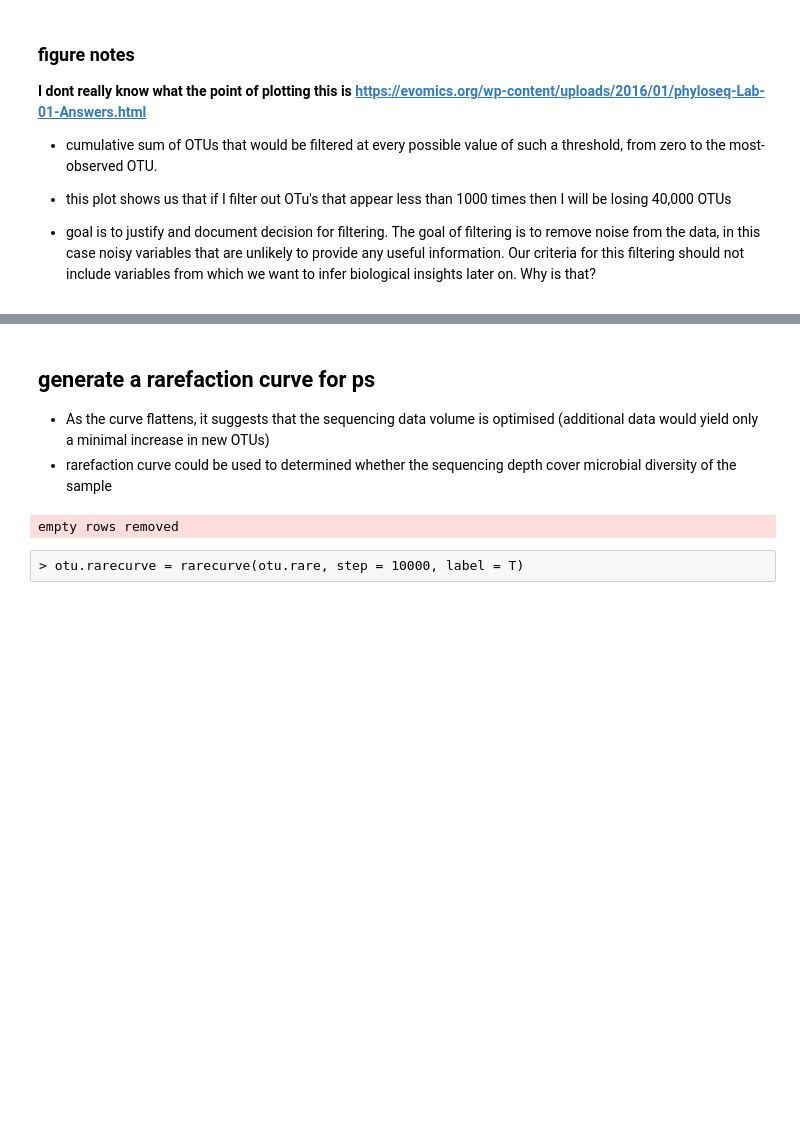
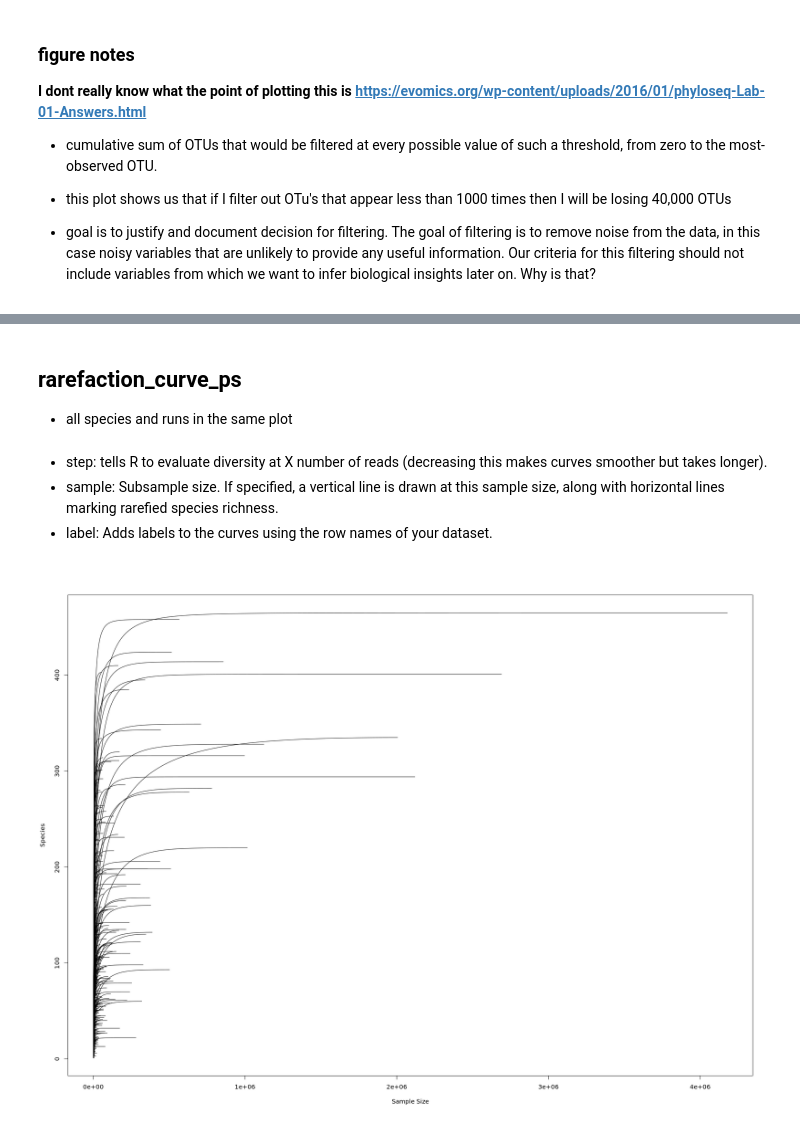
Before and after one commit to cdesouza02/BEL_16S_ITS2, a Jupyter notebook: BEL_16S_outputs/ps_processing.ipynb, the cells around one changed output, grey strips where cells are left out. Saved outputs shown, nothing was run; the diff lists cells and outputs as text; code cells hidden in the pictures; blank space fills up the shorter version.

Commit message:
Table of contents, add diversity and finish rarefaction curves

```diff
--- a/BEL_16S_outputs/ps_processing.ipynb
+++ b/BEL_16S_outputs/ps_processing.ipynb
@@ -180,15 +214,16 @@ Warning message:
 # %% [markdown]
-## generate a rarefaction curve for ps
-- As the curve flattens, it suggests that the sequencing data volume is optimised (additional data would yield only a minimal increase in new OTUs)
-- rarefaction curve could be used to determined whether the sequencing depth cover microbial diversity of the sample
+## rarefaction_curve_ps
+- all species and runs in the same plot
-# %%
-otu.rare = otu_table(ps)
-otu.rare = as.data.frame(t(otu.rare))
-sample_names = rownames(otu.rare)
-
-# we will use vegan rarecurve
-otu.rarecurve = rarecurve(otu.rare)
-# %% [output]
-empty rows removed
-# %% [raw]
-> otu.rarecurve = rarecurve(otu.rare, step = 10000, label = T)
+# %% [markdown]
+- step: tells R to evaluate diversity at X number of reads (decreasing this makes curves smoother but takes longer).
+- sample: Subsample size. If specified, a vertical line is drawn at this sample size, along with horizontal lines marking rarefied species richness.
+- label: Adds labels to the curves using the row names of your dataset.
+# %%
+otu.rare = otu_table(ps_prune)
+otu.rare = as.data.frame(t(otu.rare))
+sample_names = rownames(otu.rare)
+
+# we will use vegan rarecurve
+otu.rarecurve = rarecurve(otu.rare, step = 5000, label = FALSE)
+# %% [output]
+[figure, added]
```
Also changed, not shown: parts of 46 cells of this notebook.
